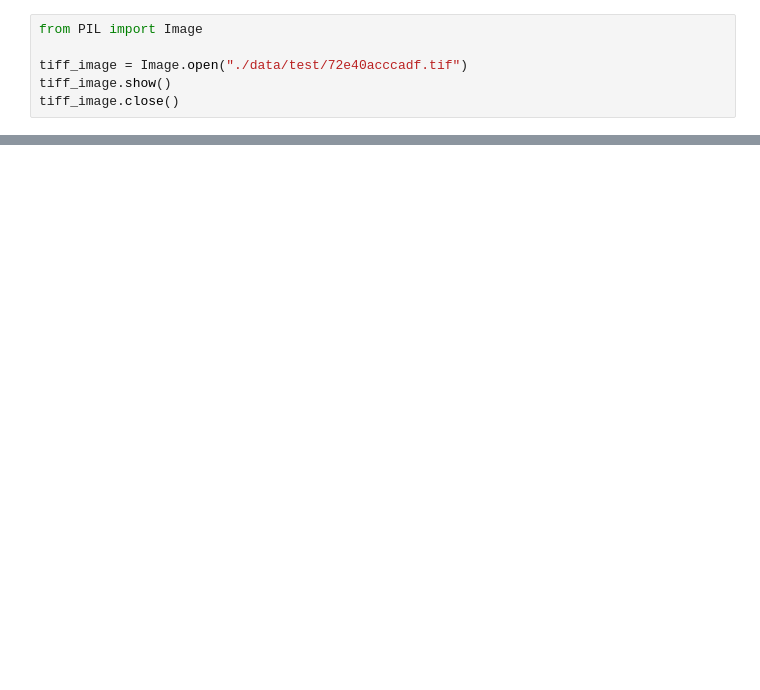
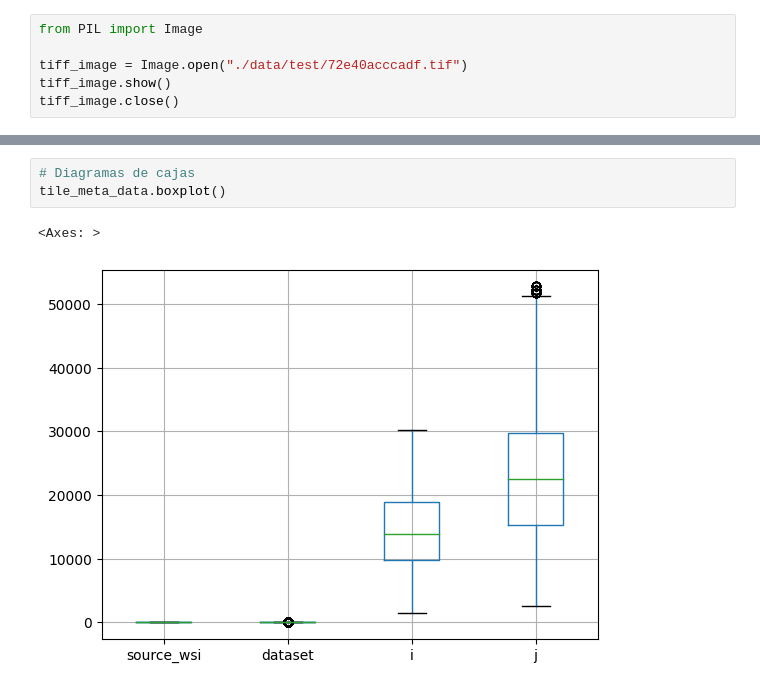
Before and after one commit to SantiagoTaracena01/hacking-the-human-vasculature, a Jupyter notebook: src/main.ipynb, the cells around one changed output, grey strips where cells are left out. Drawn from its saved outputs; the diff is of its cells as text; blank space fills up the shorter version.

```diff
--- a/src/main.ipynb
+++ b/src/main.ipynb
@@ -135,0 +176,6 @@ plt.show()
+# %%
+# Diagramas de cajas
+tile_meta_data.boxplot()
+# %% [output]
+<Axes: >
+[figure, added]
```
Also changed, not shown: parts of 19 cells of this notebook.
